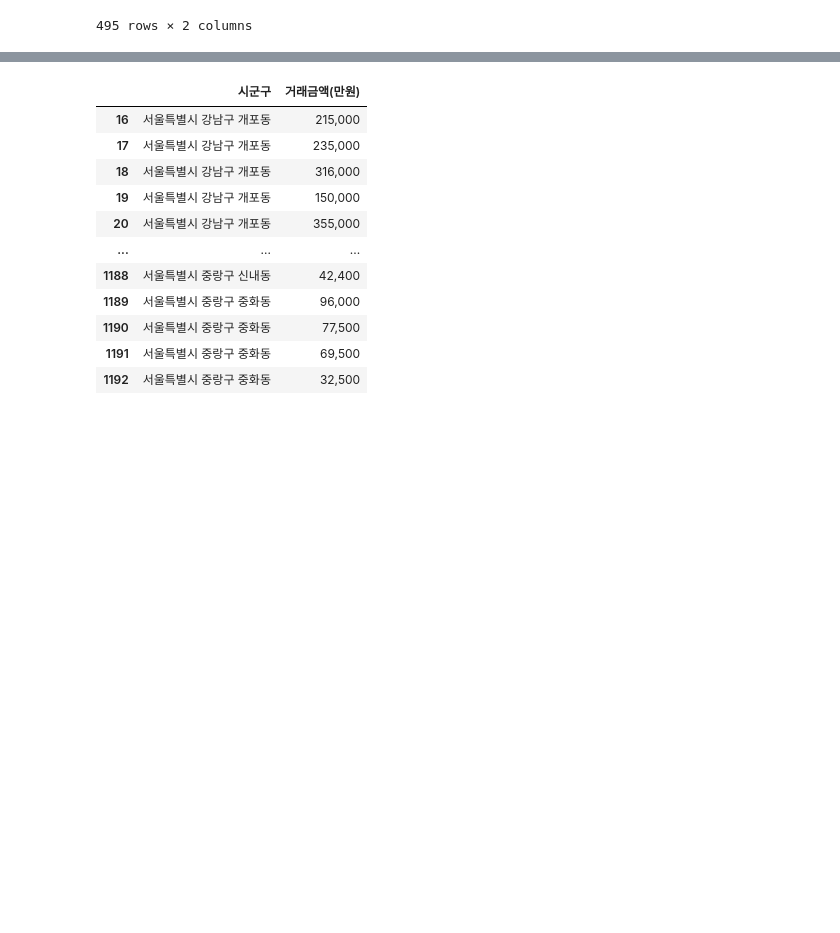
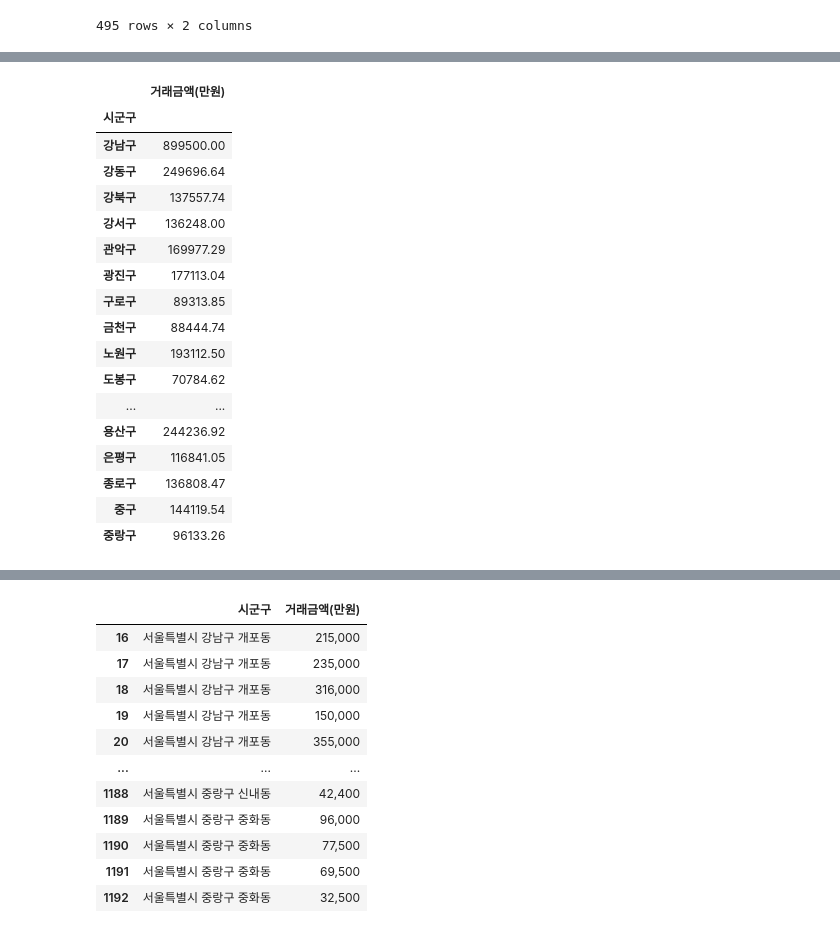
Before and after one commit to giokim6070/pythonbasic, a Jupyter notebook: 230317(mini_project)/buying2021.ipynb, the cells around one changed output, grey strips where cells are left out. Cells and saved outputs as stored; diff of their text form; code cells hidden in the pictures; blank space fills up the shorter version.

```diff
--- a/230317(mini_project)/buying2021.ipynb
+++ b/230317(mini_project)/buying2021.ipynb
@@ -73 +109,22 @@ df
+# %%
+round(df10.groupby('시군구').mean(),2)
+# %% [output]
+|  | 거래금액(만원) |
+| 시군구 |  |
+| 강남구 | 899500.00 |
+| 강동구 | 249696.64 |
+| 강북구 | 137557.74 |
+| 강서구 | 136248.00 |
+| 관악구 | 169977.29 |
+| 광진구 | 177113.04 |
+| 구로구 | 89313.85 |
+| 금천구 | 88444.74 |
+| 노원구 | 193112.50 |
+| 도봉구 | 70784.62 |
+| ... | ... |
+| 용산구 | 244236.92 |
+| 은평구 | 116841.05 |
+| 종로구 | 136808.47 |
+| 중구 | 144119.54 |
+| 중랑구 | 96133.26 |
 # %%
```
Also changed, not shown: parts of 14 cells of this notebook, 2 other files.
